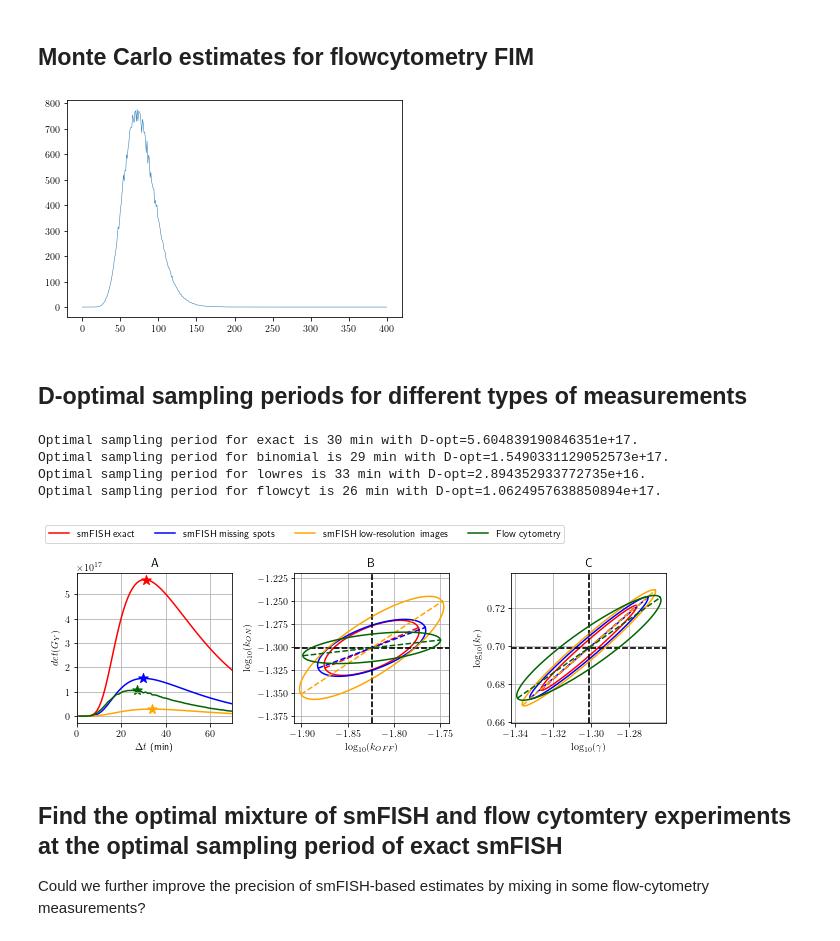
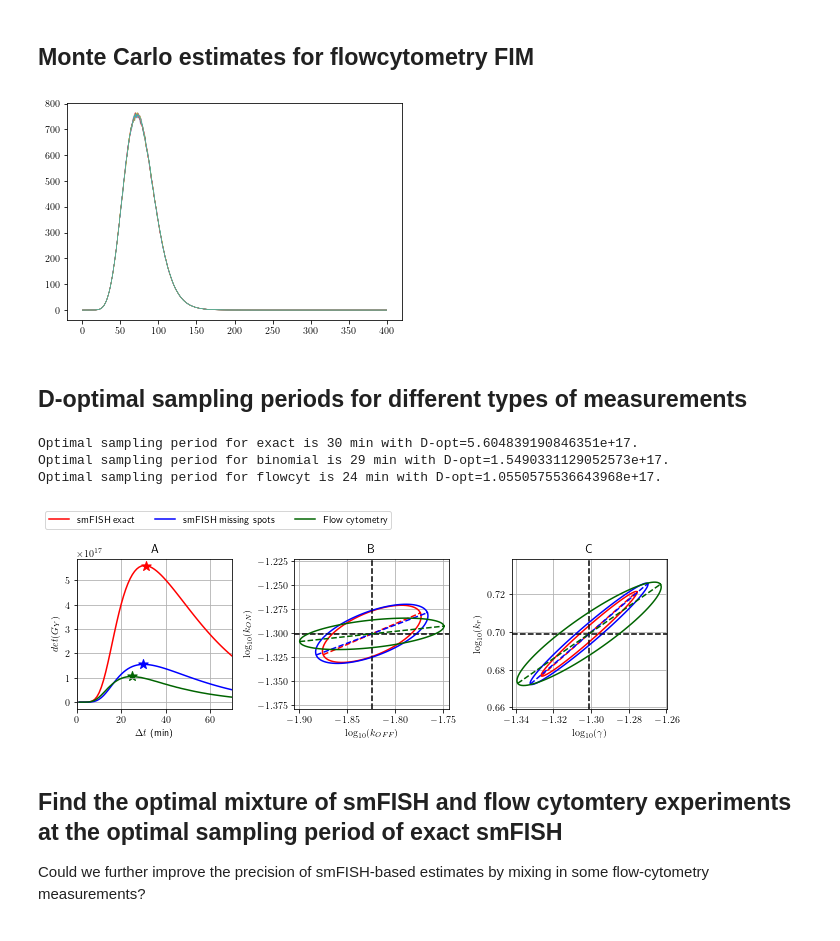
Before and after one commit to voduchuy/NoisyMeasurementFIM, a Jupyter notebook: bursting_gene/bursting_gene_plots.ipynb, the cells around one changed output. Drawn from its saved outputs; the diff is of its cells as text; code cells hidden in the pictures.

```diff
--- a/bursting_gene/bursting_gene_plots.ipynb
+++ b/bursting_gene/bursting_gene_plots.ipynb
@@ -27,7 +38,7 @@ theta = np.array([kon, koff, alpha, gamma])
 # %%
 fim_single_cell = dict()
 
-for s in ["exact", "binomial", "lowres"]:
+for s in ["exact", "binomial"]:
     with np.load(f'results/fim_{s}.npz') as data:
         fim_single_cell[s] = data['fim']
 
@@ -49,7 +60,7 @@ y = computeCriteria(fim_flowcyt)
 logTransform(fim_flowcyt, theta)
 fim_single_cell["flowcyt"] = fim_flowcyt
 # %% [output]
-[figure, old version]
+[figure, new version]
 # %% [markdown]
 ## D-optimal sampling periods for different types of measurements
 # %%
@@ -95,24 +106,10 @@ for meas in fim_multi_cells_times.keys():
           f"min with D-opt={det_fim_multi_cells_times[meas][opt_rates[meas]]}.")
 
 DT_MAX = 70
-labels = {
-        'exact': f'smFISH exact',
-        'binomial': f'smFISH missing spots',
-        'lowres': f'smFISH low-resolution images',
-        'flowcyt': f'Flow cytometry',
-}
-
-colors = {
-        'exact': f'red',
-        'binomial': f'blue',
-        'lowres': f'orange',
-        'flowcyt': f'darkgreen',
-}
-
 fig, axs = plt.subplots(1,3)
 fig.set_size_inches(9, 3)
 fig.set_tight_layout(True)
-for meas in ['exact', 'binomial', 'lowres', 'flowcyt']:
+for meas in ['exact', 'binomial', 'flowcyt']:
     idx_opt = opt_rates[meas]
     fims = fim_multi_cells_times[meas]
     dets = det_fim_multi_cells_times[meas]
@@ -127,41 +124,36 @@ for meas in ['exact', 'binomial', 'lowres', 'flowcyt']:
                       3,
                       axs[1],
                       [1,0],
                       theta,
                       colors[meas], '')
     plot_conf_ellipse(fims[idx_opt],
                       3,
                       axs[2],
                       [3,2],
                       theta, colors[meas], '')
 
 h, l = axs[0].get_legend_handles_labels()
 fig.legend(h, l, bbox_to_anchor=(0, 1, 1, 1), loc='lower left', ncol=5)
 axs[0].set_xlim([0, DT_MAX])
 axs[0].set_xlabel('$\Delta t$ (min)')
 axs[0].set_ylabel('$\mathop{det}(G_Y)$')
 
 for j in range(1, 3):
     axs[j].set_aspect('equal', 'datalim')
 axs[1].set_ylabel('$\log_{10}({k_{ON}})$')
 axs[1].set_xlabel('$\log_{10}({k_{OFF}})$')
 axs[2].set_ylabel('$\log_{10}({k_{r}})$')
 axs[2].set_xlabel('$\log_{10}({\gamma})$')
 
 for ax in list(axs):
     ax.grid()
-
-axs[0].set_title('A')
-axs[1].set_title('B')
-axs[2].set_title('C')
-
+label_axes(axs)
 fig.savefig('figs/fim_dopt.pdf', bbox_inches='tight')
 # %% [output]
 Optimal sampling period for exact is 30 min with D-opt=5.604839190846351e+17.
 Optimal sampling period for binomial is 29 min with D-opt=1.5490331129052573e+17.
-Optimal sampling period for lowres is 33 min with D-opt=2.894352933772735e+16.
-Optimal sampling period for flowcyt is 26 min with D-opt=1.0624957638850894e+17.
+Optimal sampling period for flowcyt is 24 min with D-opt=1.0550575536643968e+17.
-[figure, old version]
+[figure, new version]
 # %% [markdown]
 ## Find the optimal mixture of smFISH and flow cytomtery experiments at the optimal sampling period of exact smFISH
 Could we further improve the precision of smFISH-based estimates by mixing in some flow-cytometry measurements?
```
Also changed, not shown: parts of 7 cells of this notebook, 5 other files.
